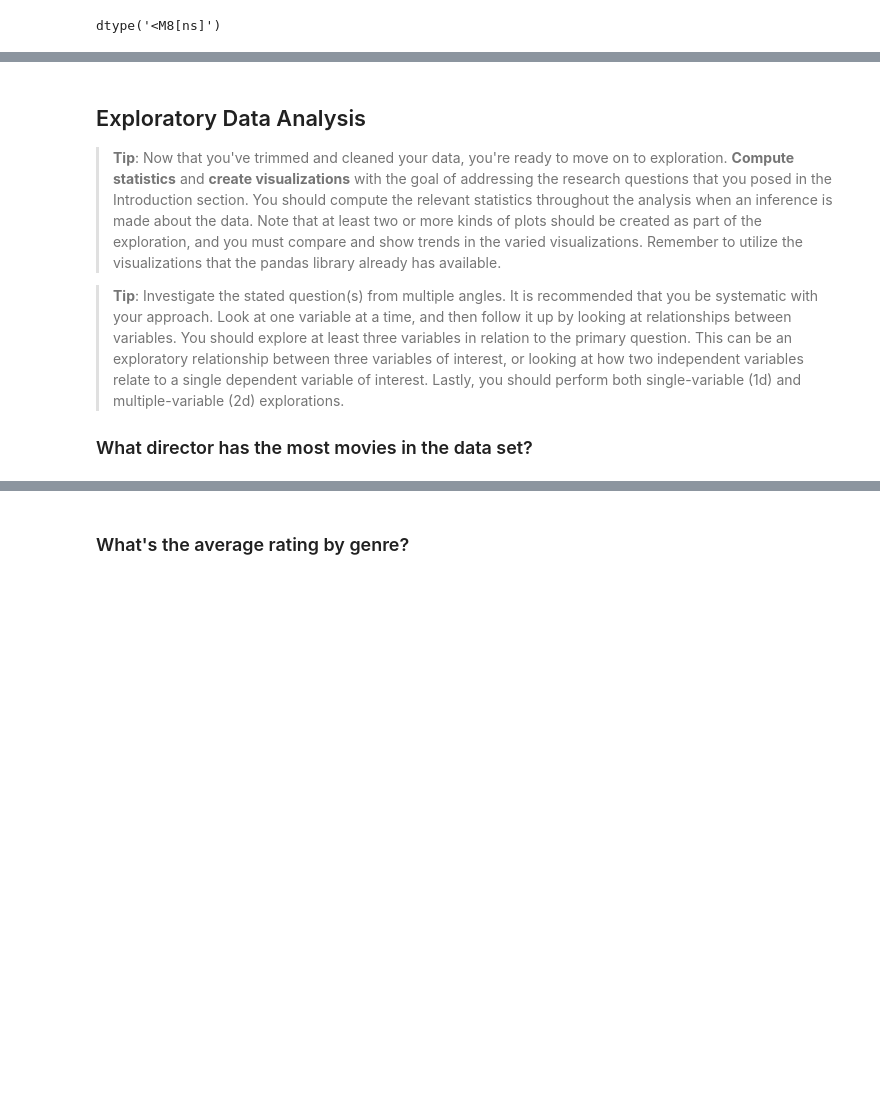
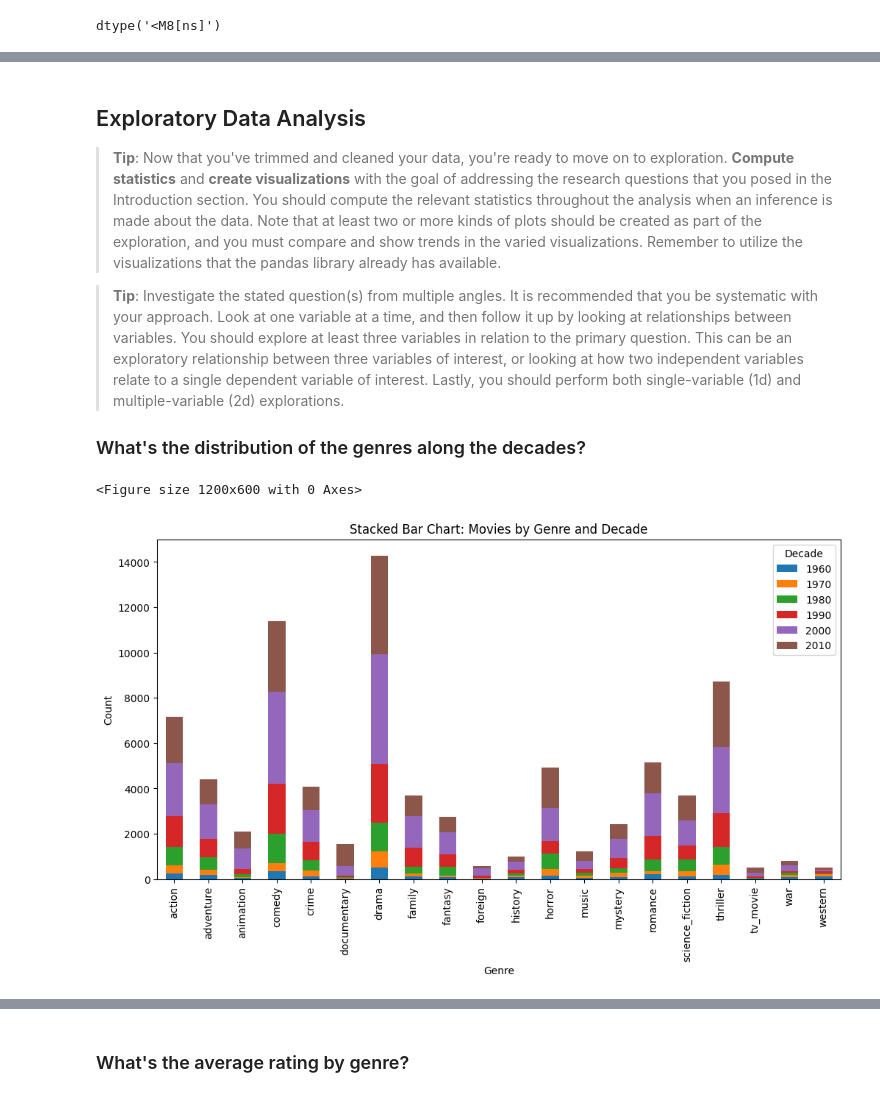
Before and after one commit to edfp19/udacity-pandas, a Jupyter notebook: Investigate_a_Dataset.ipynb, the cells around one changed output, grey strips where cells are left out. Saved outputs shown, nothing was run; the diff lists cells and outputs as text; code cells hidden in the pictures; blank space fills up the shorter version.

```diff
--- a/Investigate_a_Dataset.ipynb
+++ b/Investigate_a_Dataset.ipynb
@@ -38,7 +25,7 @@ import matplotlib.pyplot as plt
 > **Tip**: You should _not_ perform too many operations in each cell. Create cells freely to explore your data. One option that you can take with this project is to do a lot of explorations initially. This does not have to be organized, but make sure you use enough comments to understand the purpose of each code cell. Then, after you're done with your analysis, trim the excess and organize your steps so that you have a flowing, cohesive report.
 # %%
 # Load data and print first 5 rows
-df = pd.read_csv("Database_TMDb_movie_data/tmdb-movies.csv")
+df = pd.read_csv("tmdb-movies.csv")
 df.head()
 # %% [output]
 |  | id | imdb_id | popularity | budget | revenue | original_title | cast | homepage | director | tagline | ... |
@@ -138,3 +129,6 @@ df.release_year = pd.to_datetime(df.release_year, format="%Y")
 df.release_year.dtype
 # %% [output]
 dtype('<M8[ns]')
+# %%
+df['release_decade'] = (df.release_year.dt.year // 10) * 10
+df.release_decade.tail()
@@ -189,0 +197,3 @@ memory usage: 5.1+ MB
+# %%
+unique_genres_split = [genre.lower().replace(" ", "_") for genre in unique_genres]
+unique_genres_split
@@ -189,0 +223,16 @@ memory usage: 5.1+ MB
+# %%
+df_long = pd.melt(
+    df,
+    id_vars=['id', 'imdb_id', 'popularity', 'budget', 'revenue', 'original_title',
+       'cast', 'homepage', 'director', 'tagline', 'keywords', 'overview',
+       'runtime', 'genres', 'production_companies', 'release_date', 'release_decade',
+       'vote_count', 'vote_average', 'release_year', 'budget_adj',
+       'revenue_adj'],
+    value_vars=unique_genres_split,
+    var_name='genre',
+    value_name='is_genre'
+)
+
+
+df_long = df_long[df_long['is_genre']==1].reset_index(drop=True)
+df_long.head()
@@ -198,4 +255,17 @@ memory usage: 5.1+ MB
 > **Tip**: Investigate the stated question(s) from multiple angles. It is recommended that you be systematic with your approach. Look at one variable at a time, and then follow it up by looking at relationships between variables. You should explore at least three variables in relation to the primary question. This can be an exploratory relationship between three variables of interest, or looking at how two independent variables relate to a single dependent variable of interest. Lastly, you  should perform both single-variable (1d) and multiple-variable (2d) explorations.
 
 
-### What director has the most movies in the data set?
+### What's the distribution of the genres along the decades?
+# %%
+import seaborn as sns
+genre_decade_counts = df_long.groupby(['genre', 'release_decade']).size().unstack(fill_value=0)
+plt.figure(figsize=(12,6))
+genre_decade_counts.plot(kind='bar', stacked=True, figsize=(12,6))
+plt.title('Stacked Bar Chart: Movies by Genre and Decade')
+plt.xlabel('Genre')
+plt.ylabel('Count')
+plt.legend(title='Decade')
+plt.show()
+# %% [output]
+<Figure size 1200x600 with 0 Axes>
+[figure, added]
```
Also changed, not shown: parts of 22 cells of this notebook, 1 other file.
